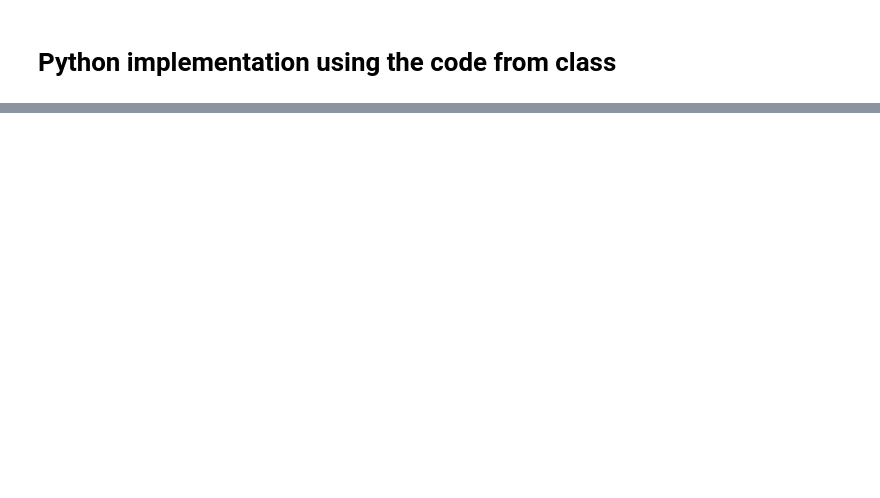
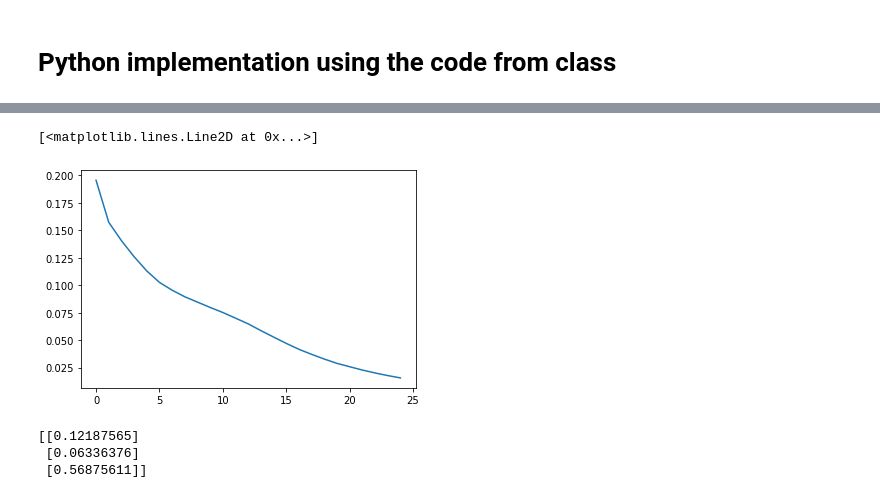
Before and after one commit to lucasgneccoh/SGD_ICP_PY, a Jupyter notebook: main.ipynb, the cells around one changed output, grey strips where cells are left out. Cells and saved outputs as stored; diff of their text form; code cells hidden in the pictures; blank space fills up the shorter version.

```diff
--- a/main.ipynb
+++ b/main.ipynb
@@ -246,9 +690,14 @@ plt.plot(RMS_list)
 # %%
-sample_size = 1000
+sample_size = 2000
 resample = True
 '''
 TODO: Test the one with the sampling
 TODO: Implement the SGD one
 TODO: Maybe implement it with torch, using either autograd or plain backprop
 '''
-icp_sample, R_list, T_list, _, RMS_list = icp_point_to_point_fast(cloud, ref, 25, 1e-4, sample_size, resample=resample)
+np.random.shuffle(ref.T)
+icp_sample, R_list_sample, T_list_sample, _, RMS_list_sample = icp_point_to_point_fast(source, ref, 25, 1e-4, sample_size, resample=resample, show_progress=False)
+plt.plot(RMS_list_sample)
+# %% [output]
+[<matplotlib.lines.Line2D at 0x...>]
+[figure, added]
@@ -254,0 +719,13 @@ icp_sample, R_list, T_list, _, RMS_list = icp_point_to_point_fast(cloud, ref, 25
+# %%
+source = np.array([0,0,1]).reshape(3,1)
+sq = np.sqrt(3)
+ref = np.array([1/sq,1/sq,1/sq]).reshape(3,1)
+theta = np.zeros(6)
+
+theta = theta-0.1*gradient(source, ref, theta)
+res = apply_transform_from_theta(source, theta)
+print(res)
+# %% [output]
+[[0.12187565]
+ [0.06336376]
+ [0.56875611]]
```
Also changed, not shown: parts of 17 cells of this notebook.
